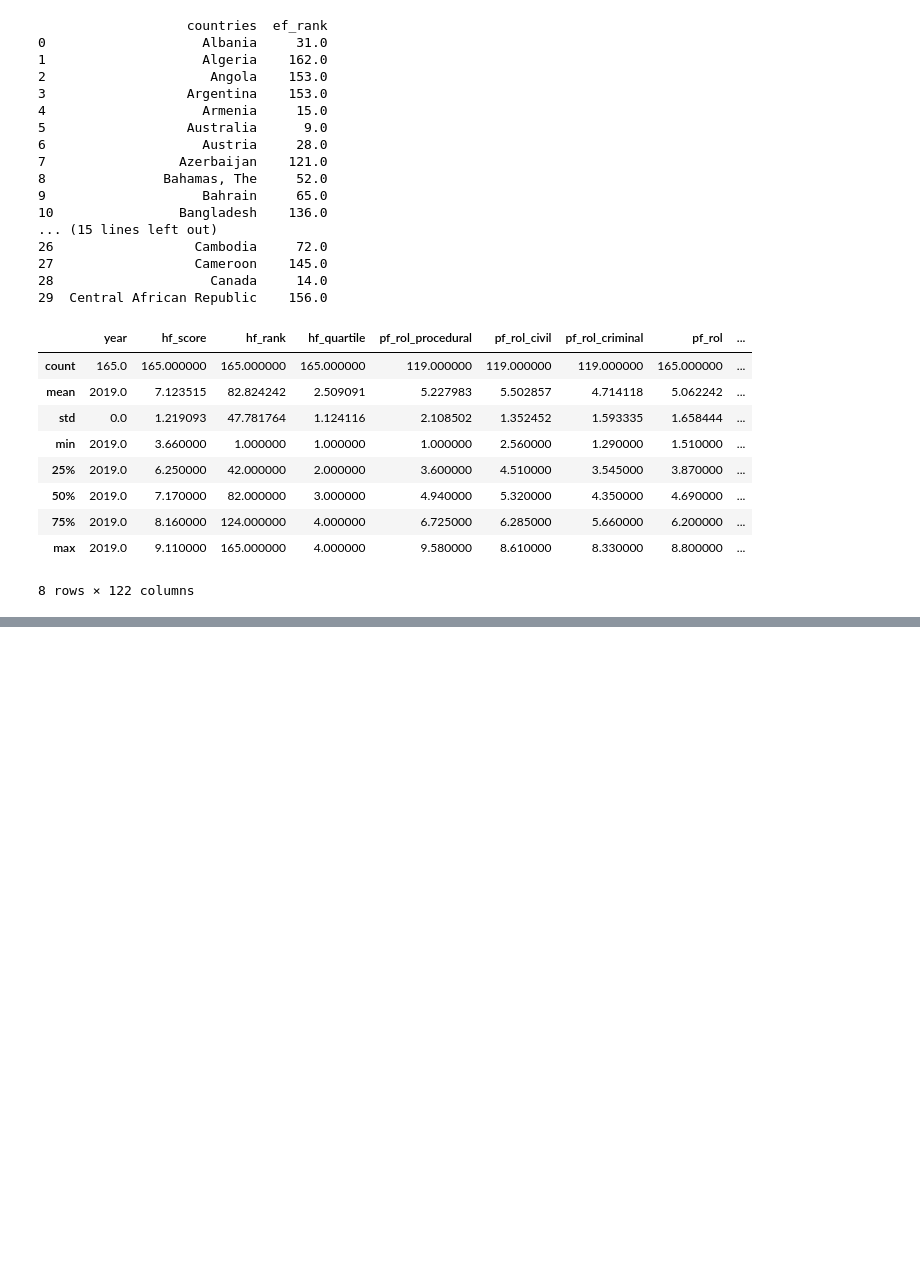
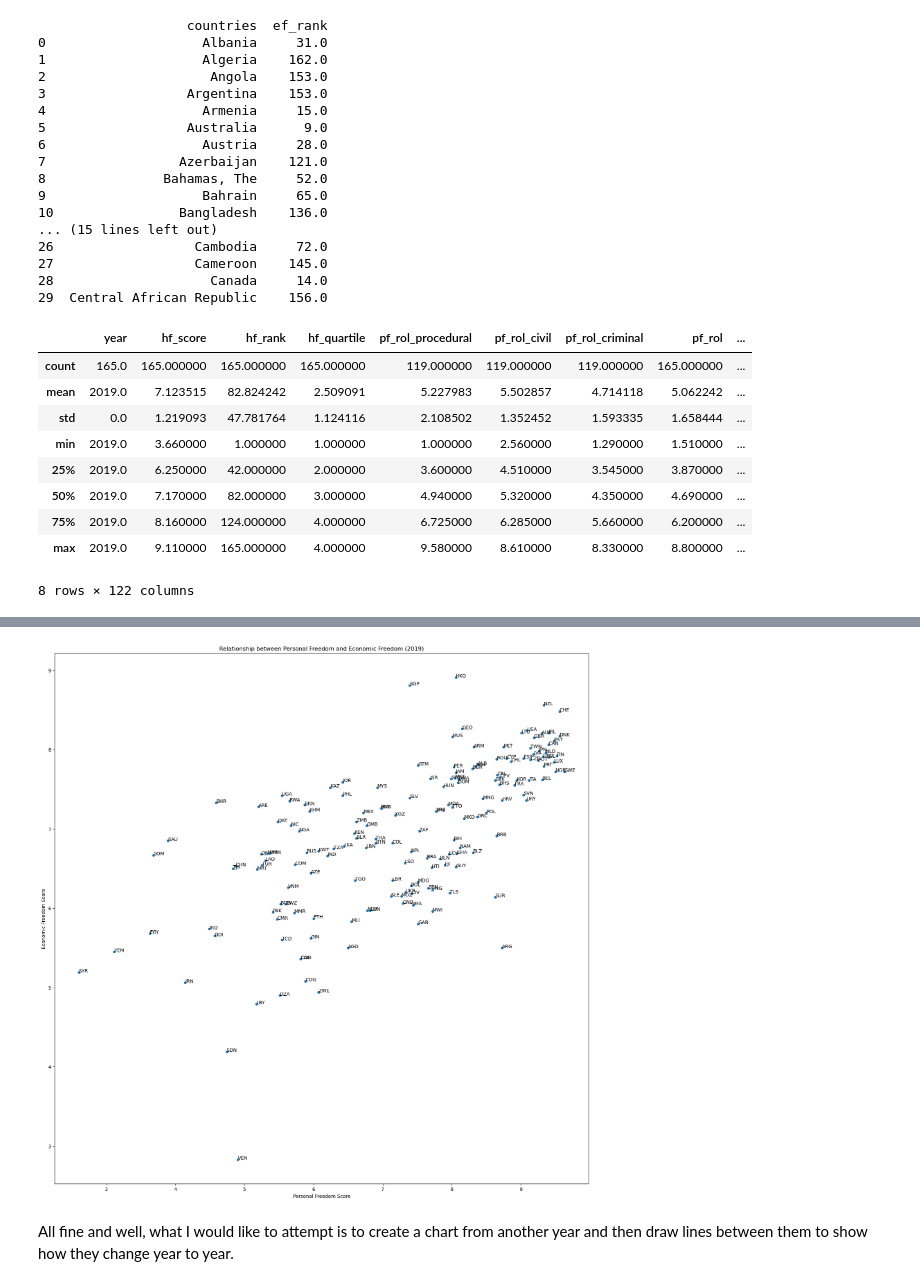
Before and after one commit to tralinde/hf_and_economic_attainment, a Jupyter notebook: notebooks/EDA.ipynb, the cells around one changed output, grey strips where cells are left out. Saved outputs shown, nothing was run; the diff lists cells and outputs as text; code cells hidden in the pictures; blank space fills up the shorter version.

```diff
--- a/notebooks/EDA.ipynb
+++ b/notebooks/EDA.ipynb
@@ -82,0 +115,17 @@ hf_data_2019.describe()
+# %%
+plt.figure(figsize=(20, 20))
+
+sns.scatterplot(data=hf_data_2019, x='pf_score', y='ef_score')
+plt.xlabel('Personal Freedom Score')
+plt.ylabel('Economic Freedom Score')
+plt.title('Relationship between Personal Freedom and Economic Freedom (2019)')
+
+# Add country labels as annotations
+for i in range(len(hf_data_2019)):
+    plt.annotate(hf_data_2019['ISO'][i], (hf_data_2019['pf_score'][i], hf_data_2019['ef_score'][i]))
+
+plt.show()
+# %% [output]
+[figure, added]
+# %% [markdown]
+All fine and well, what I would like to attempt is to create a chart from another year and then draw lines between them to show how they change year to year.
```
Also changed, not shown: parts of 4 cells of this notebook, 4 other files.
